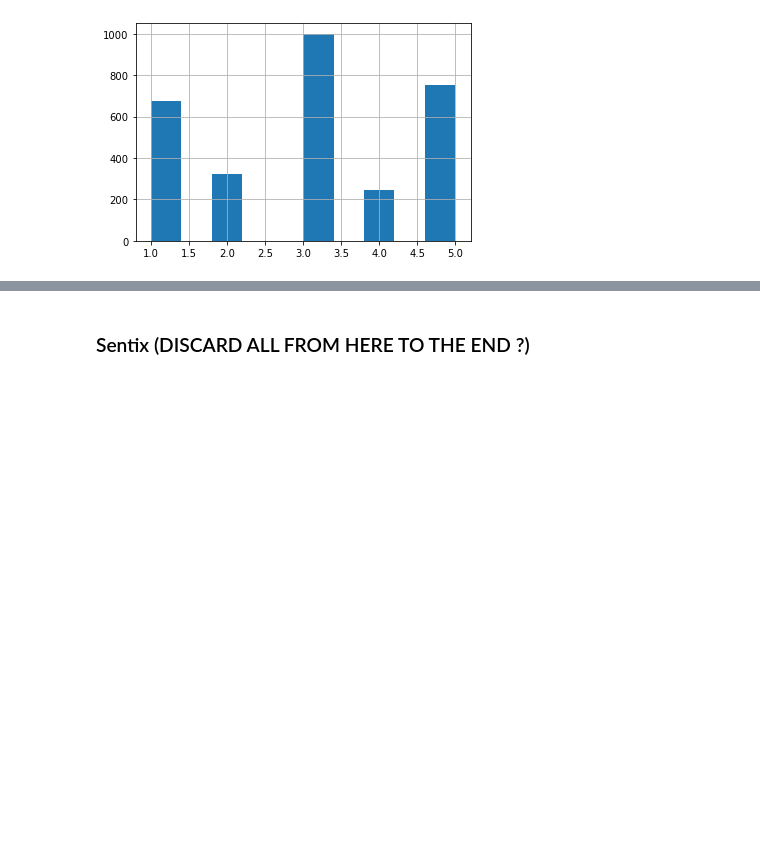
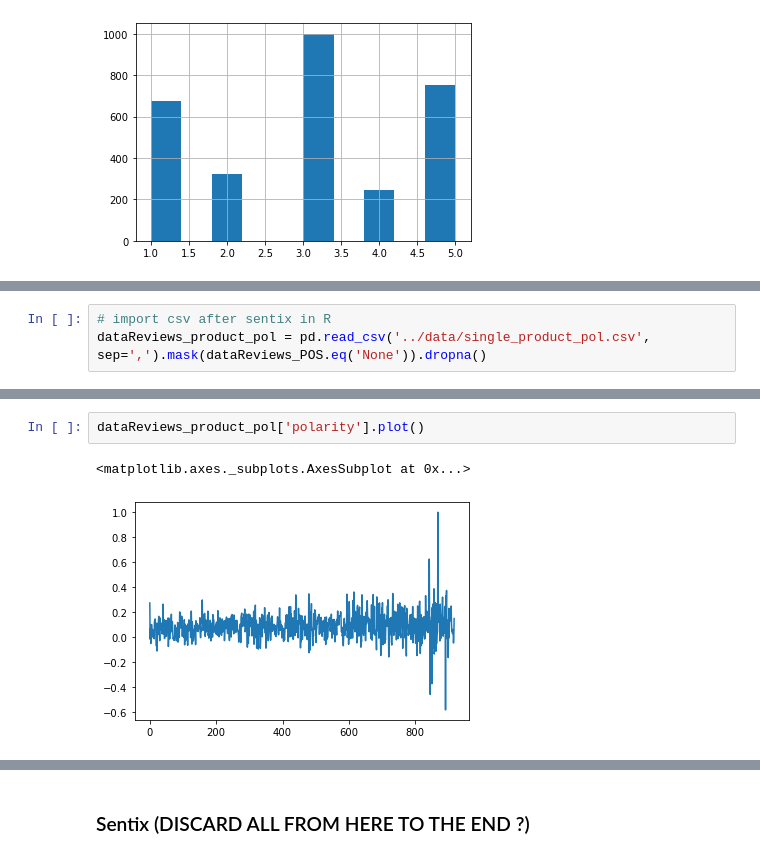
Before and after one commit to rpo19/DataAnalyticsProject, a Jupyter notebook: src/Recensioni.ipynb, the cells around one changed output, grey strips where cells are left out. Cells and saved outputs as stored; diff of their text form; blank space fills up the shorter version.

Commit message:
added polarity for a single product

```diff
--- a/src/Recensioni.ipynb
+++ b/src/Recensioni.ipynb
@@ -137,0 +153,3 @@ dataReviews_pol['rating'].hist()
+# %%
+# import csv after sentix in R
+dataReviews_product_pol = pd.read_csv('../data/single_product_pol.csv', sep=',').mask(dataReviews_POS.eq('None')).dropna()
@@ -137,0 +172,5 @@ dataReviews_pol['rating'].hist()
+# %%
+dataReviews_product_pol['polarity'].plot()
+# %% [output]
+<matplotlib.axes._subplots.AxesSubplot at 0x...>
+[figure, added]
```
Also changed, not shown: parts of 6 cells of this notebook, 1 other file.
